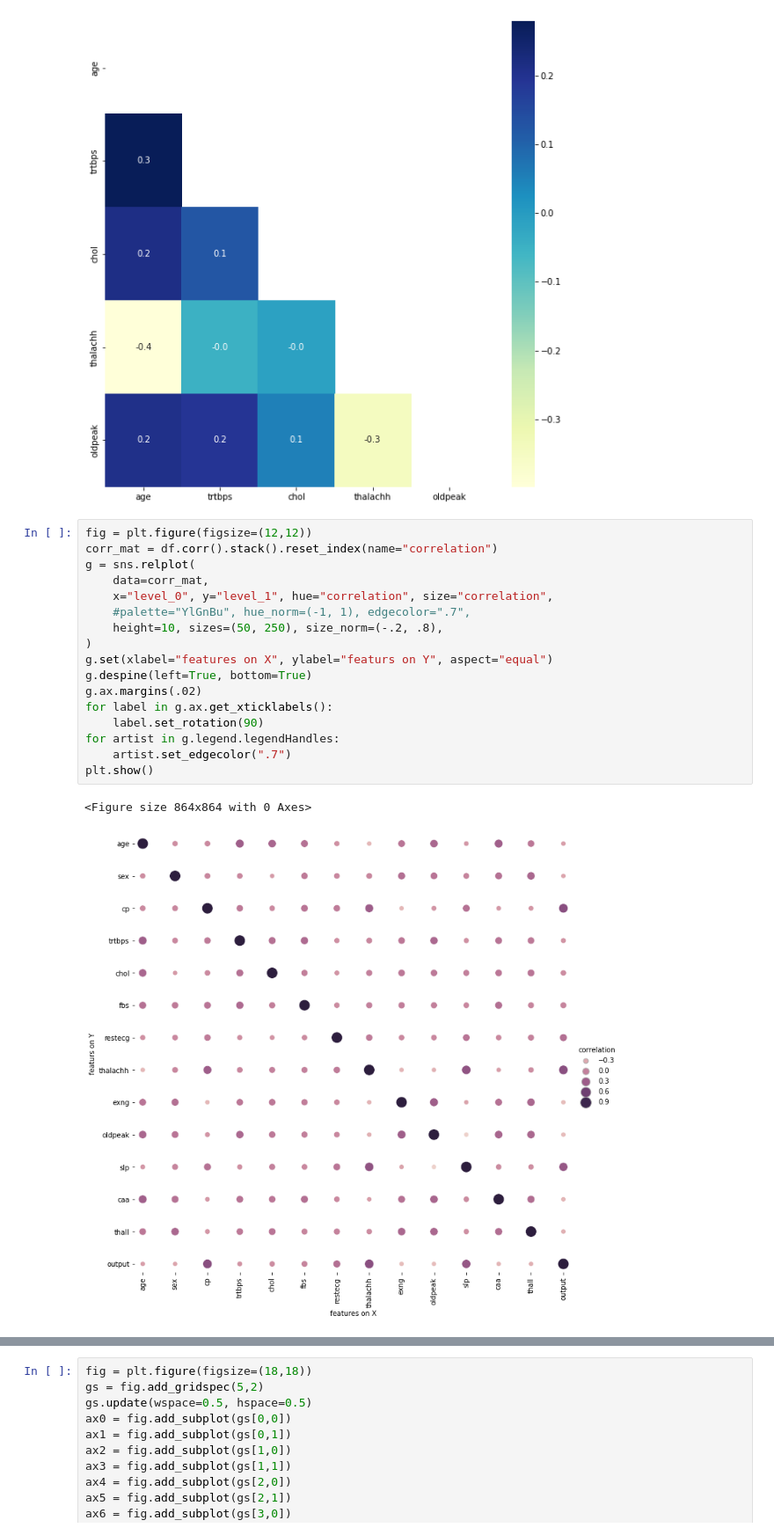
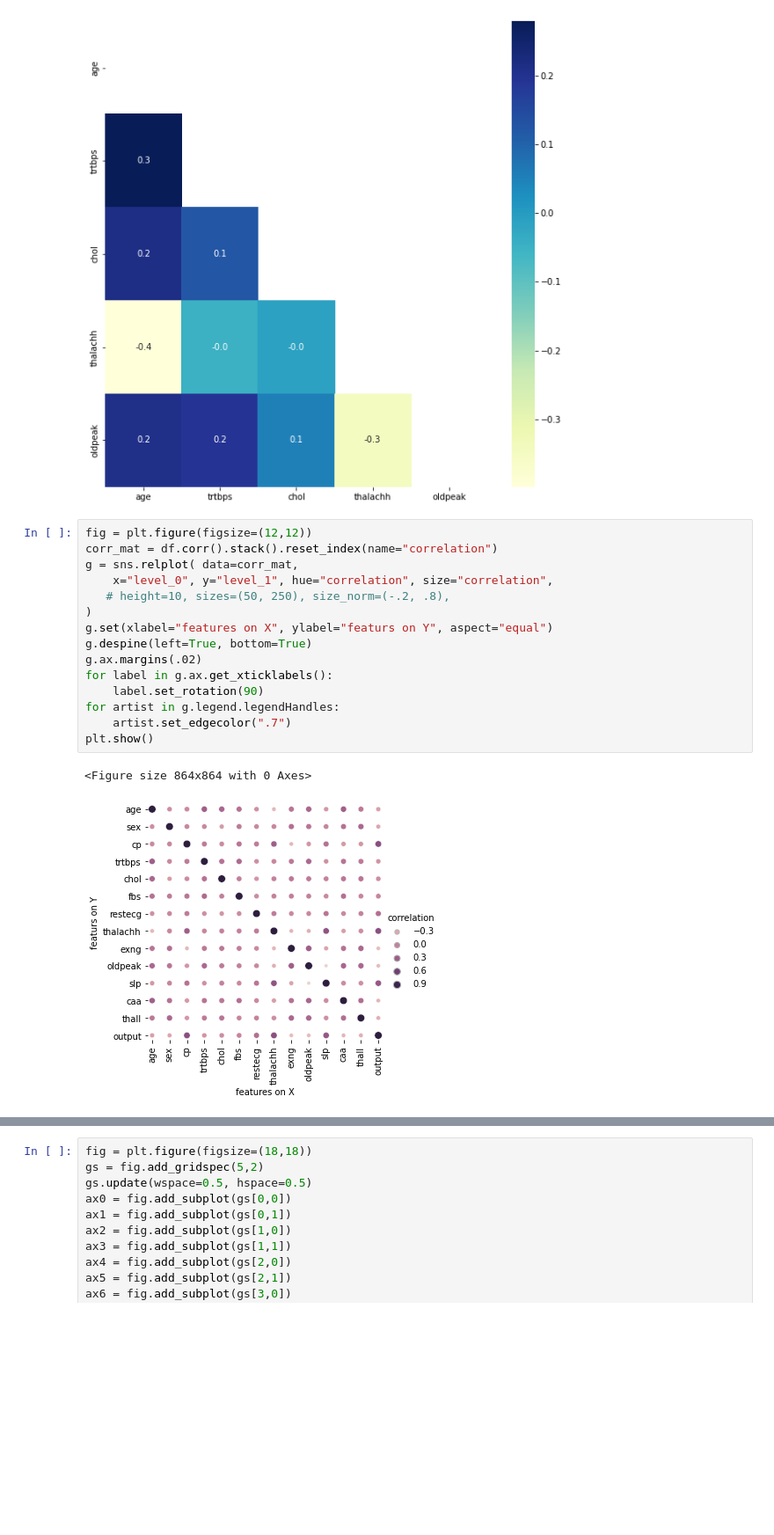
Before and after one commit to abdelmonem808/Heart-Failure-Prediction-using-Machine-Learning, a Jupyter notebook: Heart_Attack_Prediction_using_Machine_Learning.ipynb, the cells around one changed output, grey strips where cells are left out. Shown at 88% size. Drawn from its saved outputs; the diff is of its cells as text; blank space fills up the shorter version.

```diff
--- a/Heart_Attack_Prediction_using_Machine_Learning.ipynb
+++ b/Heart_Attack_Prediction_using_Machine_Learning.ipynb
@@ -362,20 +362,18 @@ plt.show()
 # %%
 fig = plt.figure(figsize=(12,12))
 corr_mat = df.corr().stack().reset_index(name="correlation")
-g = sns.relplot(
-    data=corr_mat,
+g = sns.relplot( data=corr_mat,
     x="level_0", y="level_1", hue="correlation", size="correlation",
-    #palette="YlGnBu", hue_norm=(-1, 1), edgecolor=".7",
-    height=10, sizes=(50, 250), size_norm=(-.2, .8),
+   # height=10, sizes=(50, 250), size_norm=(-.2, .8),
 )
 g.set(xlabel="features on X", ylabel="featurs on Y", aspect="equal")
 g.despine(left=True, bottom=True)
 g.ax.margins(.02)
 for label in g.ax.get_xticklabels():
     label.set_rotation(90)
 for artist in g.legend.legendHandles:
     artist.set_edgecolor(".7")
 plt.show()
 # %% [output]
 <Figure size 864x864 with 0 Axes>
-[figure, old version]
+[figure, new version]
```
Also changed, not shown: parts of 1 cell of this notebook.
